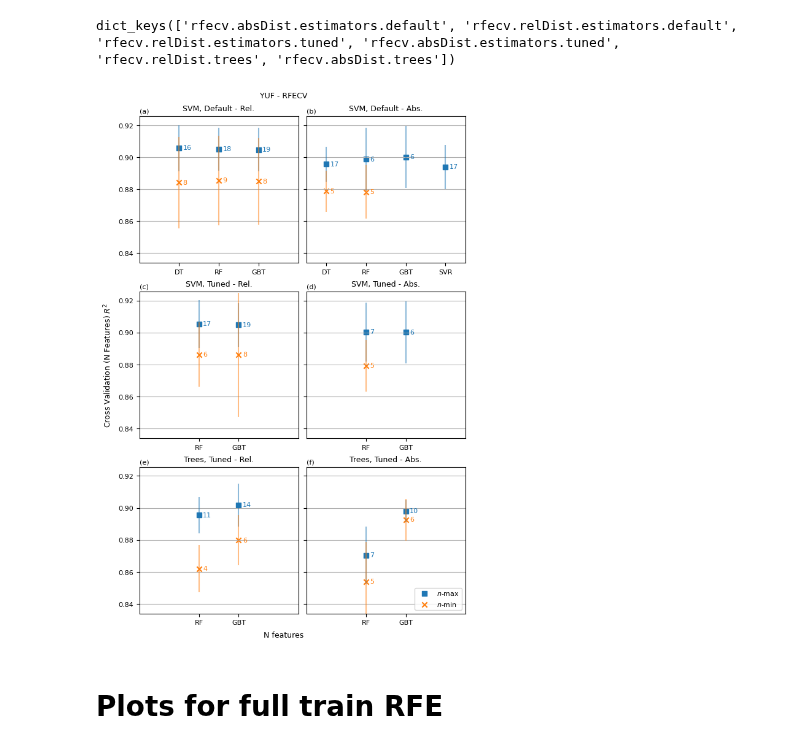
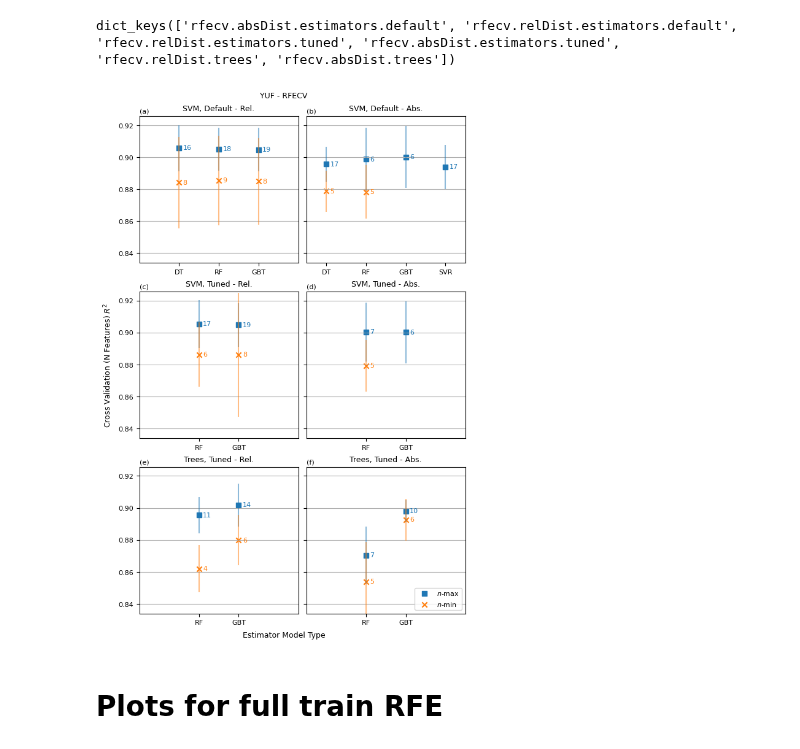
Before and after one commit to armstrong06/featmag, a Jupyter notebook: notebooks_feature_selection/RFE_YUF_results.ipynb, the cells around one changed output. Saved outputs shown, nothing was run; the diff lists cells and outputs as text; code cells hidden in the pictures.

```diff
--- a/notebooks_feature_selection/RFE_YUF_results.ipynb
+++ b/notebooks_feature_selection/RFE_YUF_results.ipynb
@@ -221,35 +221,35 @@ for outer_k_ind, outer_key in enumerate(outer_keys_order):
         ax.text(inner_k_ind+0.1, best_N_mean-0.001, best_N, color=best_color)
         oste_N = results['oste_N']
         if best_N != oste_N:
             oste_N_mean = results['oste_N_score']
             oste_N_std = np.std(np.array(results['N_scores'])[:, oste_N-1])
             ax.scatter(inner_k_ind, oste_N_mean, marker=oste_sym, color=oste_color, label=label_pref+oste_N_label)
             ax.vlines(inner_k_ind, oste_N_mean-oste_N_std, oste_N_mean+oste_N_std, color=oste_color, alpha=0.5)
             ax.text(inner_k_ind+0.1, oste_N_mean-0.001, oste_N, color=oste_color)
 
     ax.set_ylim([min_score-0.02, max_score+0.02])
     if outer_k_ind % n_cols > 0:
          ax.set_yticklabels([])
     ax.set_xticks(np.arange(n_inner_dsets),
             xtick_labels,
             rotation=0)
     offset = (max_n_inner_dset - n_inner_dsets)
     if offset > 0:
          offset /= 2
     ax.set_xlim([-offset-0.5, (n_inner_dsets-1)+offset+0.5])
     ax.set_title(short_titles[outer_key])
     ax.grid(axis='y')
 
 splabels = ['(a)', '(b)', '(c)', '(d)', '(e)', '(f)']
 for i, ax in enumerate(axes):
      ax.text(0, 1.02, splabels[i], transform=ax.transAxes)
 ax.legend(loc='lower right')
-fig.supxlabel("N features")
+fig.supxlabel("Estimator Model Type")
 fig.supylabel("Cross Validation (N Features) $R^2$")
 fig.suptitle("YUF - RFECV")
 fig.savefig('../figures/rfeSelection_rfecvSummary.png', dpi=300)
 # %% [output]
-[figure, old version]
+[figure, new version]
 # %% [markdown]
 # Plots for full train RFE
 # %%
```
Also changed, not shown: parts of 1 cell of this notebook, 2 other files.
